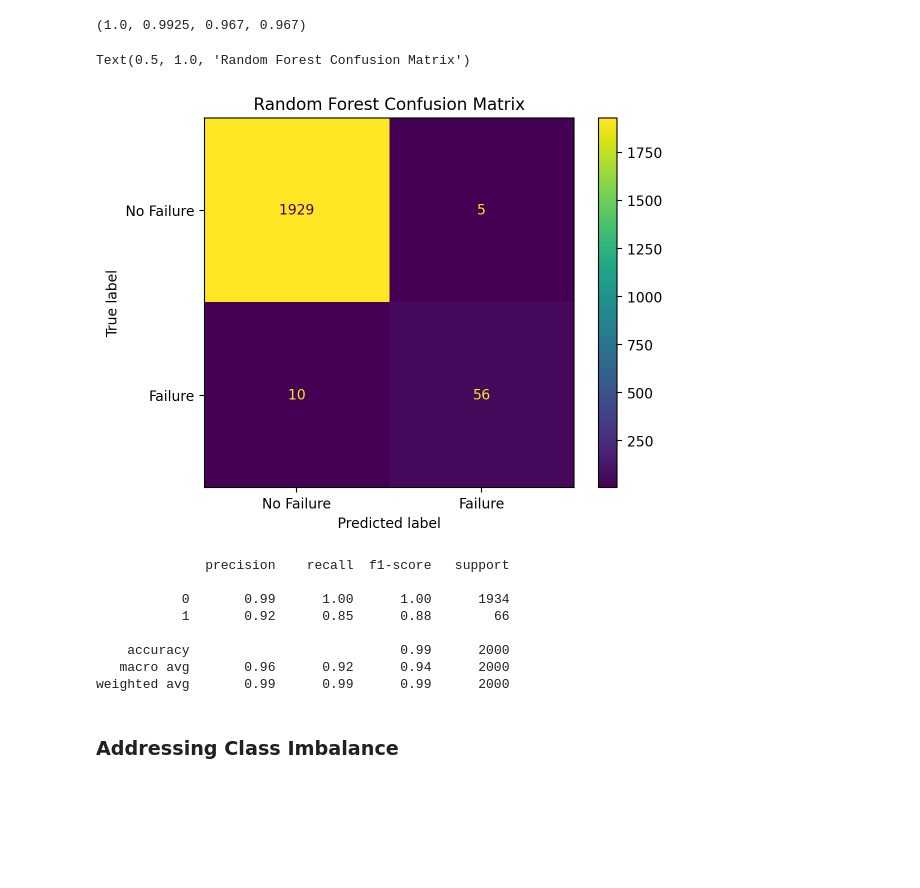
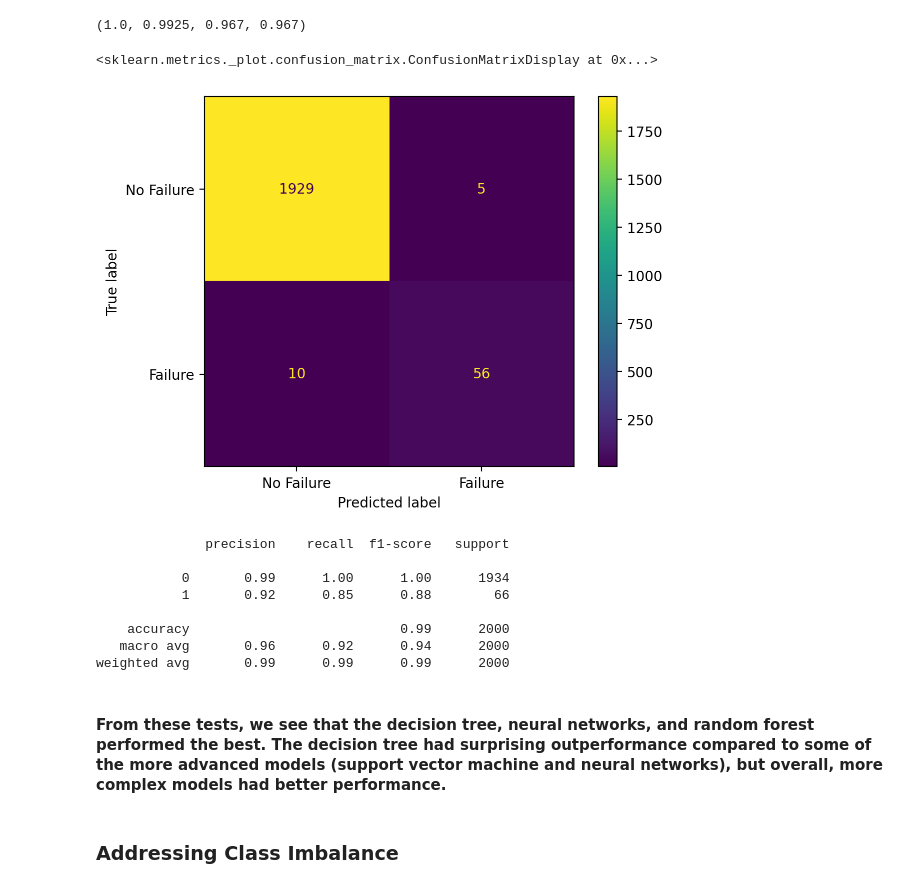
Before and after one commit to ToluAkinlabi/capstone_project_2, a Jupyter notebook: Solution.ipynb, the cells around one changed output. Drawn from its saved outputs; the diff is of its cells as text; code cells hidden in the pictures; blank space fills up the shorter version.

```diff
--- a/Solution.ipynb
+++ b/Solution.ipynb
@@ -366,12 +368,10 @@ accuracy_rf = accuracy_score(y_dummy_test, y_pred_rf)
 # %%
 cm = confusion_matrix(y_map_test, y_pred_rf, labels=rf_model.classes_)
 disp = ConfusionMatrixDisplay(confusion_matrix=cm, display_labels=['No Failure', 'Failure'])
 disp.plot()
-disp.ax_.set_title("Random Forest Confusion Matrix")
-#plt.savefig('random_forest_test_confusion_matrix.svg', format='svg', bbox_inches='tight')
 # %% [output]
-Text(0.5, 1.0, 'Random Forest Confusion Matrix')
+<sklearn.metrics._plot.confusion_matrix.ConfusionMatrixDisplay at 0x...>
-[figure, old version]
+[figure, new version]
 # %%
 print(classification_report(y_map_test, y_pred_rf))
 # %% [output]
@@ -383,6 +383,8 @@ print(classification_report(y_map_test, y_pred_rf))
     accuracy                           0.99      2000
    macro avg       0.96      0.92      0.94      2000
 weighted avg       0.99      0.99      0.99      2000
+# %% [markdown]
+#### From these tests, we see that the decision tree, neural networks, and random forest performed the best. The decision tree had surprising outperformance compared to some of the more advanced models (support vector machine and neural networks), but overall, more complex models had better performance.
 # %% [markdown]
 ### Addressing Class Imbalance
 # %% [markdown]
```
Also changed, not shown: parts of 29 cells of this notebook, 5 other files.
